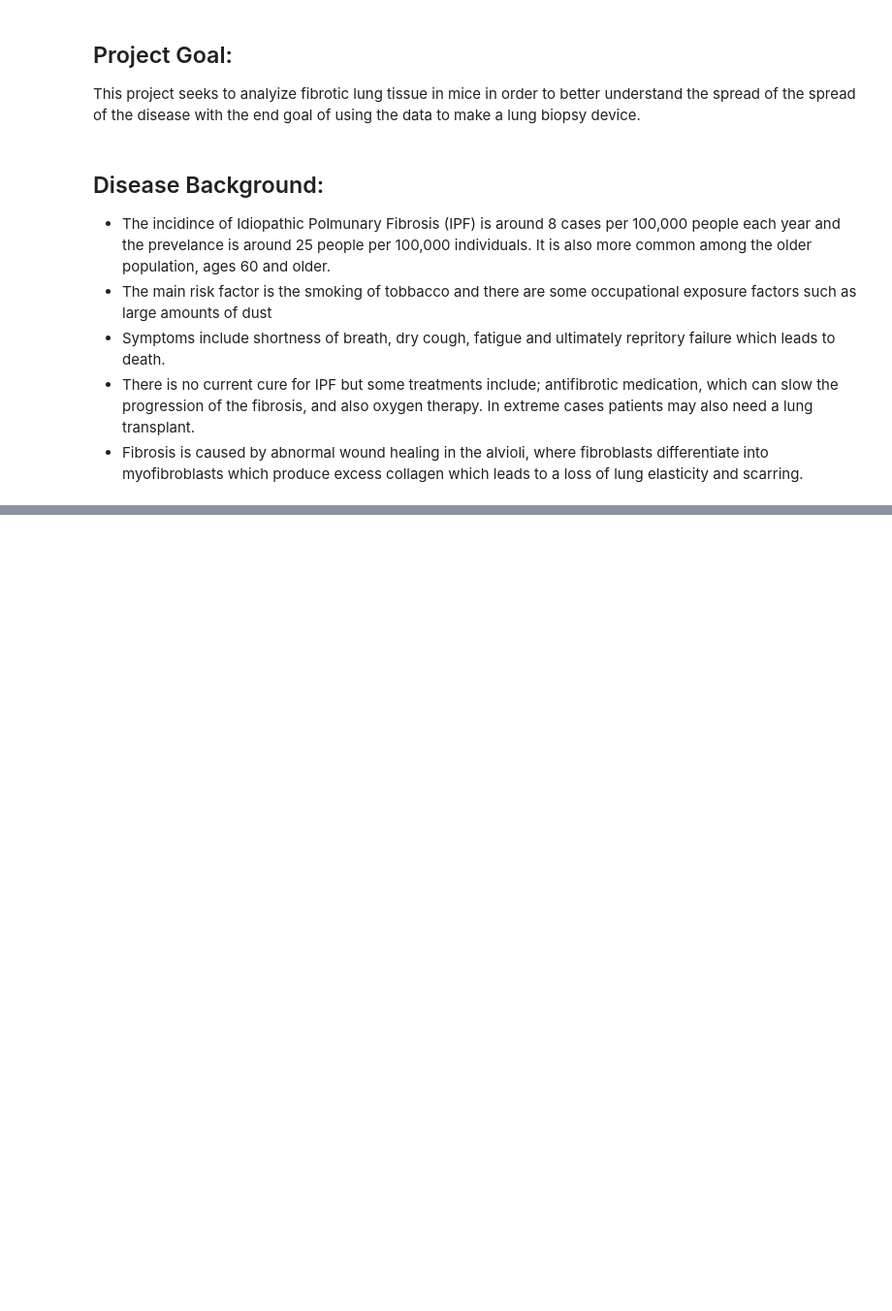
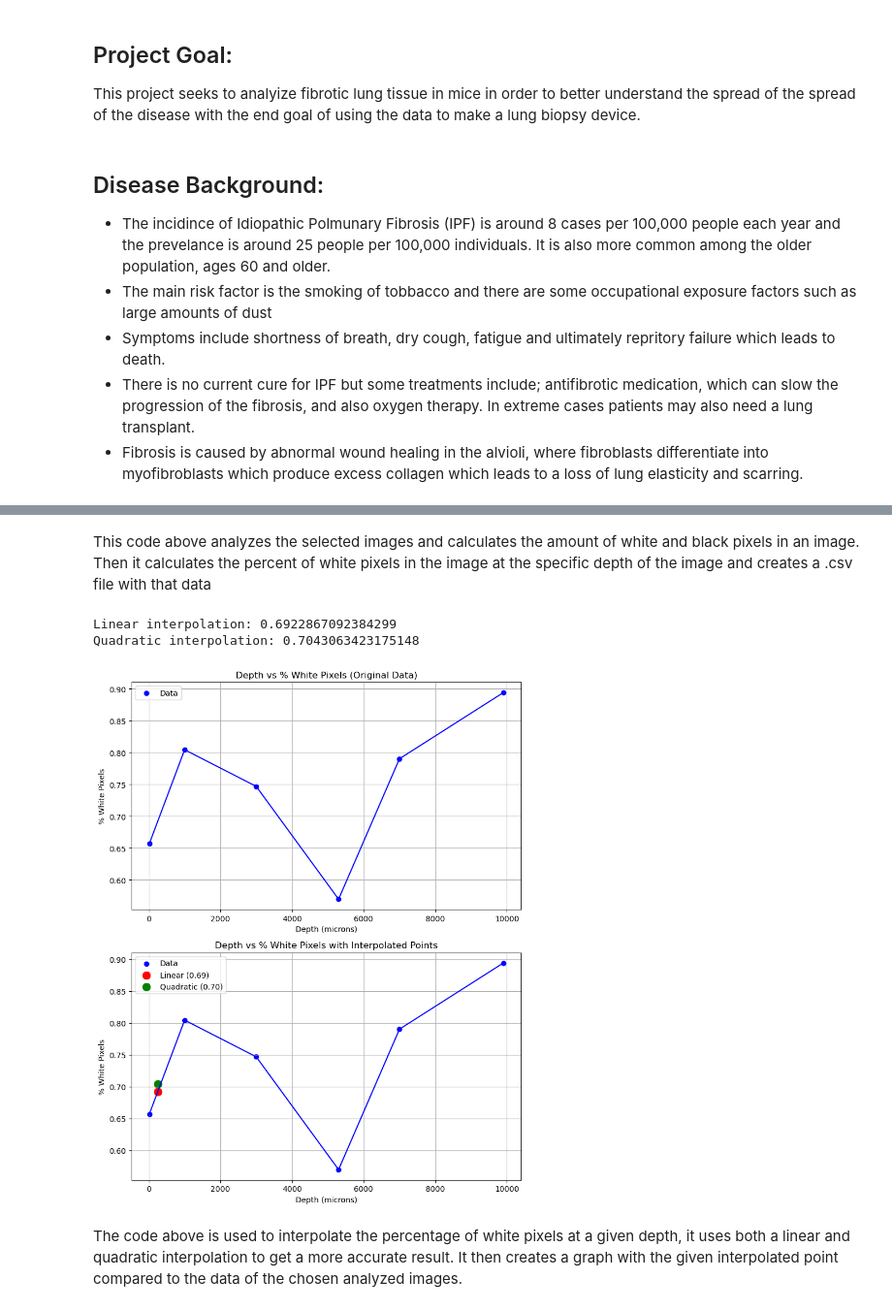
Before and after one commit to LukeFriscia/Module-3-Fibrosis_Luke_Zain, a Jupyter notebook: Module 3 Template.ipynb, the cells around one changed output, grey strips where cells are left out. Shown at 97% size. Cells and saved outputs as stored; diff of their text form; code cells hidden in the pictures; blank space fills up the shorter version.

```diff
--- a/Module 3 Template.ipynb
+++ b/Module 3 Template.ipynb
@@ -30,2 +140,77 @@ Also, since we covered this in Lecture 1 of this Module in detail, describe how
+# %% [markdown]
+This code above analyzes the selected images and calculates the amount of white and black pixels in an image. Then it calculates the percent of white pixels in the image at the specific depth of the image and creates a .csv file with that data
+# %%
+# # Interpolate a point: given a depth, find the corresponding white pixel percentage
+
+interpolate_depth = float(input(colored(
+     "Enter the depth at which you want to interpolate a point (in microns): ", "yellow")))
+
+x = depths
+y = white_percents
+
+# # You can also use 'quadratic', 'cubic', etc.
+# Linear interpolation
+i_linear = interp1d(x, y, kind='linear')
+y_linear = i_linear(interpolate_depth)
+
+# Quadratic interpolation
+i_quad = interp1d(x, y, kind='quadratic')
+y_quad = i_quad(interpolate_depth)
+
+# Point for code compatibility
+interpolate_point = y_linear
+
+
+print(colored(f'Linear interpolation: {y_linear}', "green"))
+print(colored(f'Quadratic interpolation: {y_quad}', "cyan"))
+
+depths_i = depths[:]
+depths_i.append(interpolate_depth)
+white_percents_i = white_percents[:]
+white_percents_i.append(interpolate_point)
+
+
+# # make two plots: one that doesn't contain the interpolated point, just the data calculated from your images, and one that also contains the interpolated point (shown in red)
+fig, axs = plt.subplots(2, 1, figsize=(8, 10))
+
+
+# Original data
+
+axs[0].scatter(depths, white_percents, marker='o', color='blue', label='Data')
+axs[0].plot(depths, white_percents, color='blue', linestyle='-')  # optional line
+axs[0].set_title('Depth vs % White Pixels (Original Data)')
+axs[0].set_xlabel('Depth (microns)')
+axs[0].set_ylabel('% White Pixels')
+axs[0].grid(True)
+axs[0].legend()
+
+
+# Data + interpolated points
+
+axs[1].scatter(depths, white_percents, marker='o', color='blue', label='Data')
+axs[1].plot(depths, white_percents, color='blue', linestyle='-')  # optional line
+
+# Linear interpolated point
+axs[1].scatter(interpolate_depth, y_linear, color='red', s=100, label=f'Linear ({y_linear:.2f})')
+
+# Quadratic interpolated point
+axs[1].scatter(interpolate_depth, y_quad, color='green', s=100, label=f'Quadratic ({y_quad:.2f})')
+
+axs[1].set_title('Depth vs % White Pixels with Interpolated Points')
+axs[1].set_xlabel('Depth (microns)')
+axs[1].set_ylabel('% White Pixels')
+axs[1].grid(True)
+axs[1].legend()
+
+
+# # Adjust layout to prevent overlap
+plt.tight_layout()
+plt.show()
+# %% [output]
+Linear interpolation: 0.6922867092384299
+Quadratic interpolation: 0.7043063423175148
+[figure, added]
+# %% [markdown]
+The code above is used to interpolate the percentage of white pixels at a given depth, it uses both a linear and quadratic interpolation to get a more accurate result. It then creates a graph with the given interpolated point compared to the data of the chosen analyzed images.
 # %% [markdown]
 ## Verify and validate your analysis:
```
Also changed, not shown: parts of 7 cells of this notebook, 2 other files.
